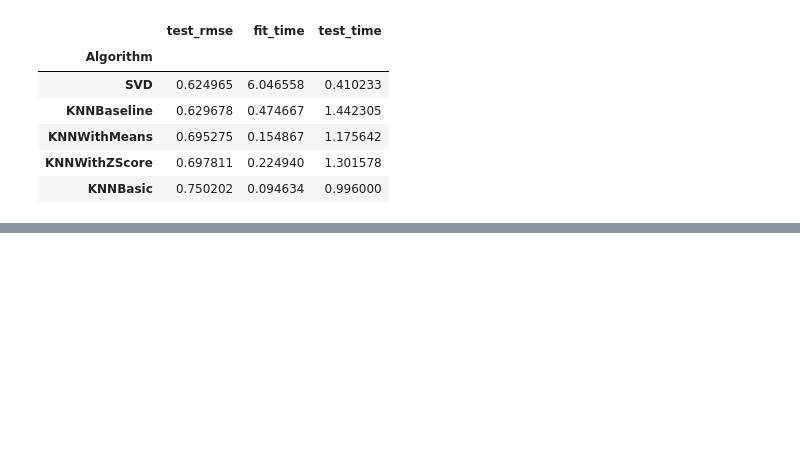
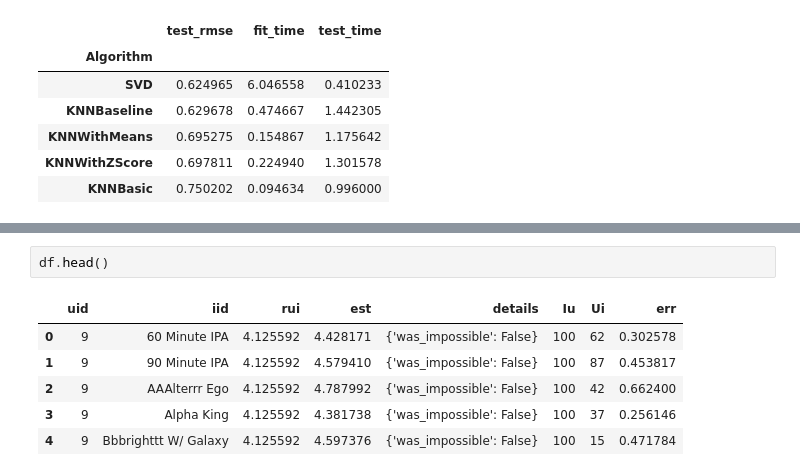
Before and after one commit to loisr/Beer-Recommendations, a Jupyter notebook: Surprise! - Recommendation System.ipynb, the cells around one changed output, grey strips where cells are left out. Drawn from its saved outputs; the diff is of its cells as text; blank space fills up the shorter version.

```diff
--- a/Surprise! - Recommendation System.ipynb
+++ b/Surprise! - Recommendation System.ipynb
@@ -161,0 +230,9 @@ Done computing similarity matrix.
+# %%
+df.head()
+# %% [output]
+|  | uid | iid | rui | est | details | Iu | Ui | err |
+| 0 | 9 | 60 Minute IPA | 4.125592 | 4.428171 | {'was_impossible': False} | 100 | 62 | 0.302578 |
+| 1 | 9 | 90 Minute IPA | 4.125592 | 4.579410 | {'was_impossible': False} | 100 | 87 | 0.453817 |
+| 2 | 9 | AAAlterrr Ego | 4.125592 | 4.787992 | {'was_impossible': False} | 100 | 42 | 0.662400 |
+| 3 | 9 | Alpha King | 4.125592 | 4.381738 | {'was_impossible': False} | 100 | 37 | 0.256146 |
+| 4 | 9 | Bbbrighttt W/ Galaxy | 4.125592 | 4.597376 | {'was_impossible': False} | 100 | 15 | 0.471784 |
```
Also changed, not shown: parts of 13 cells of this notebook.
